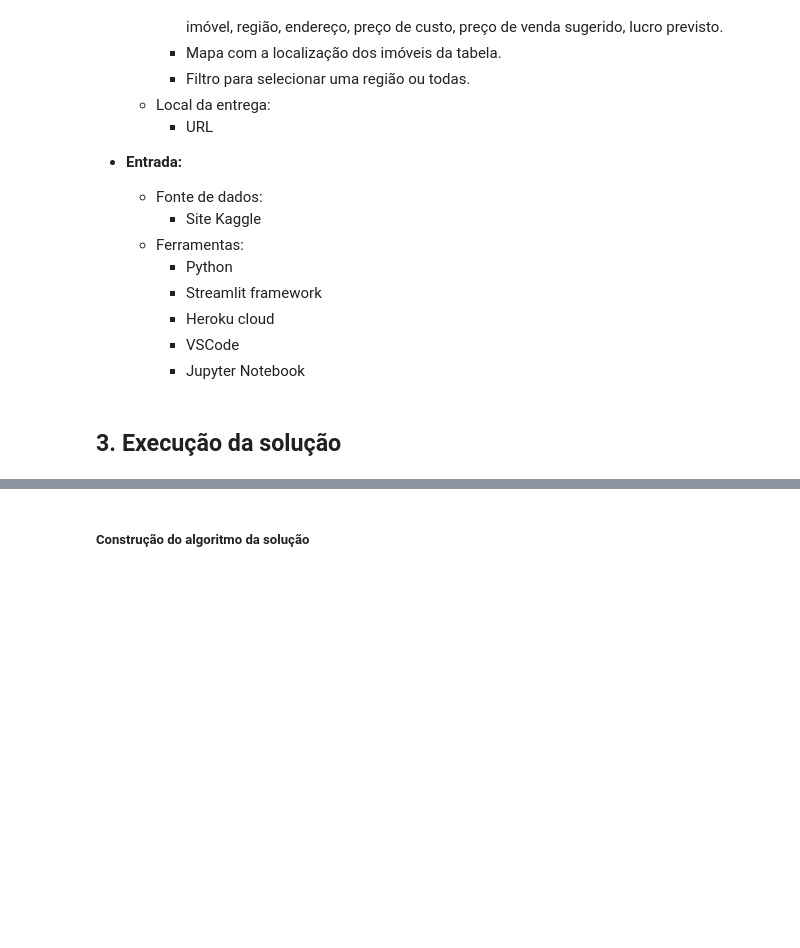
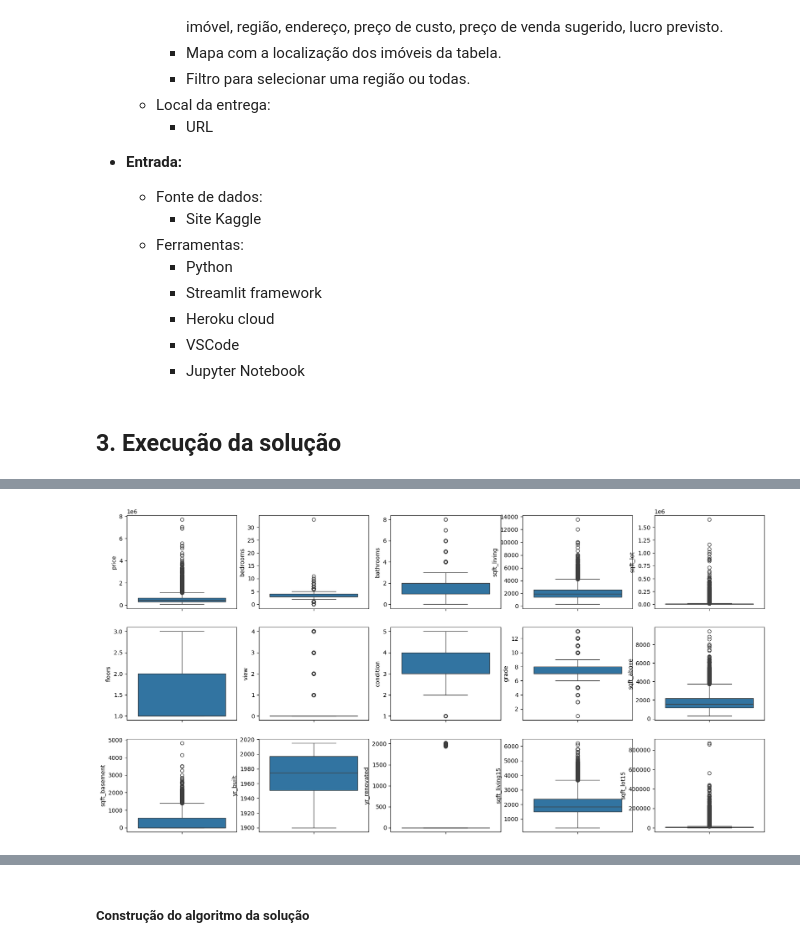
Before and after one commit to dsrodrigovieira/houserocketsales, a Jupyter notebook: notebooks/1.0.rv_house_rocket_sales.ipynb, the cells around one changed output, grey strips where cells are left out. Drawn from its saved outputs; the diff is of its cells as text; code cells hidden in the pictures; blank space fills up the shorter version.

```diff
--- a/notebooks/1.0.rv_house_rocket_sales.ipynb
+++ b/notebooks/1.0.rv_house_rocket_sales.ipynb
@@ -326,0 +71,4 @@ Diferenca percentual: -16.22%
+# %%
+df_raw = pd.read_csv('../data/raw/kc_house_data.csv')
+print(df_raw.info())
+df_raw.head()
@@ -326,0 +159,12 @@ Diferenca percentual: -16.22%
+# %%
+# fix datetime
+df_raw['date'] = pd.to_datetime(df_raw.date,format='mixed')
+# fix float > int
+df_raw['bathrooms'] = df_raw['bathrooms'].astype('int64')
+df_raw['floors']    = df_raw['floors'].astype('int64')
+
+# removendo atributos que não agregam à solução do problema
+# df_raw = df_raw.drop(columns=['sqft_living15','sqft_lot15'])
+
+# removendo registros duplicados
+# df_raw = df_raw.drop_duplicates(subset='id')
@@ -326,0 +202,9 @@ Diferenca percentual: -16.22%
+# %%
+cols_boxplot = ['price', 'bedrooms', 'bathrooms', 'sqft_living', 'sqft_lot', 'floors', 'view', 'condition',
+                'grade','sqft_above', 'sqft_basement', 'yr_built', 'yr_renovated', 'sqft_living15', 'sqft_lot15']
+
+for i in range(len(cols_boxplot)):
+    plt.subplot(3,5,i+1)
+    sns.boxplot(df_raw[cols_boxplot[i]])
+# %% [output]
+[figure, added]
```
Also changed, not shown: parts of 53 cells of this notebook.
